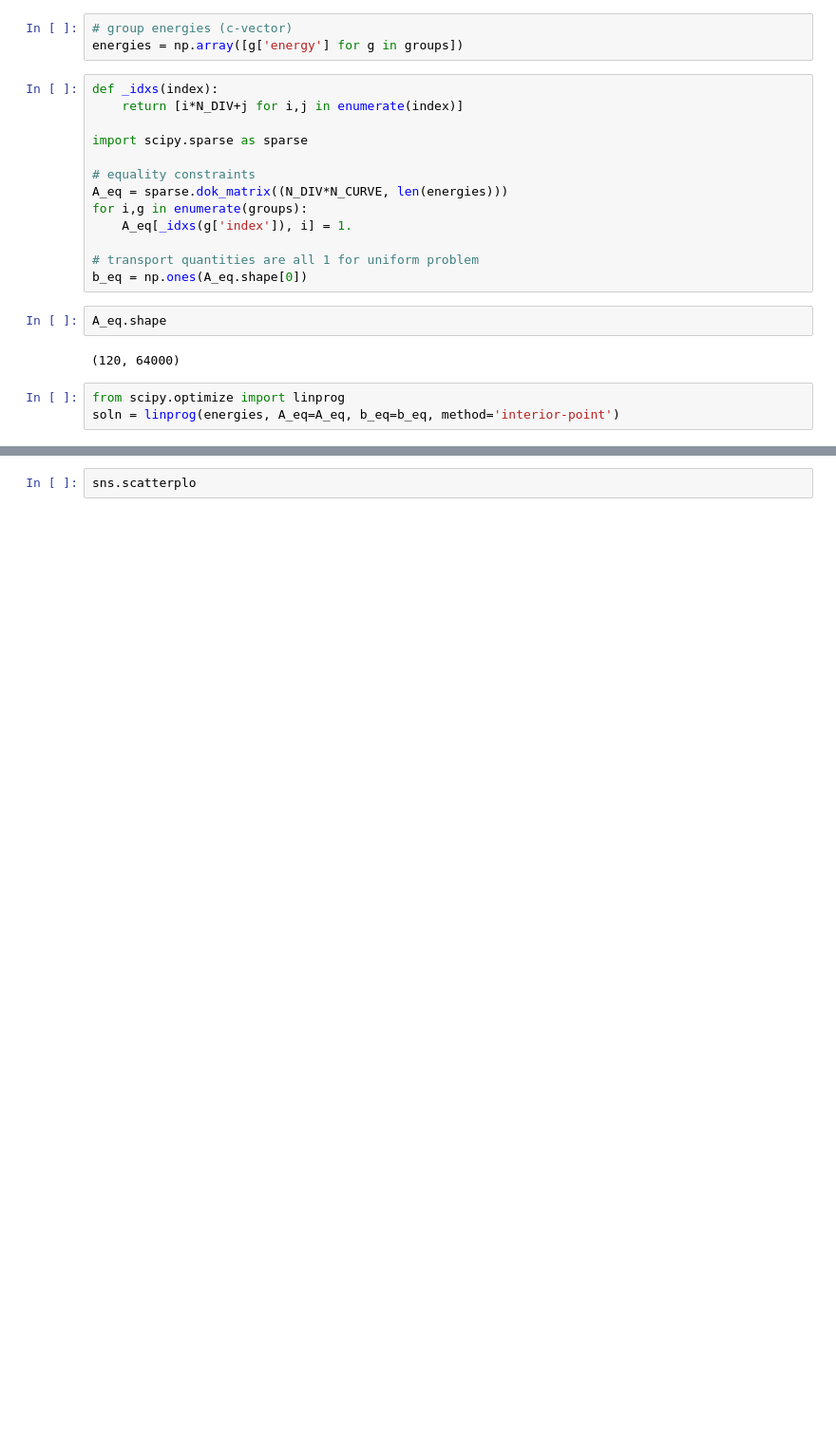
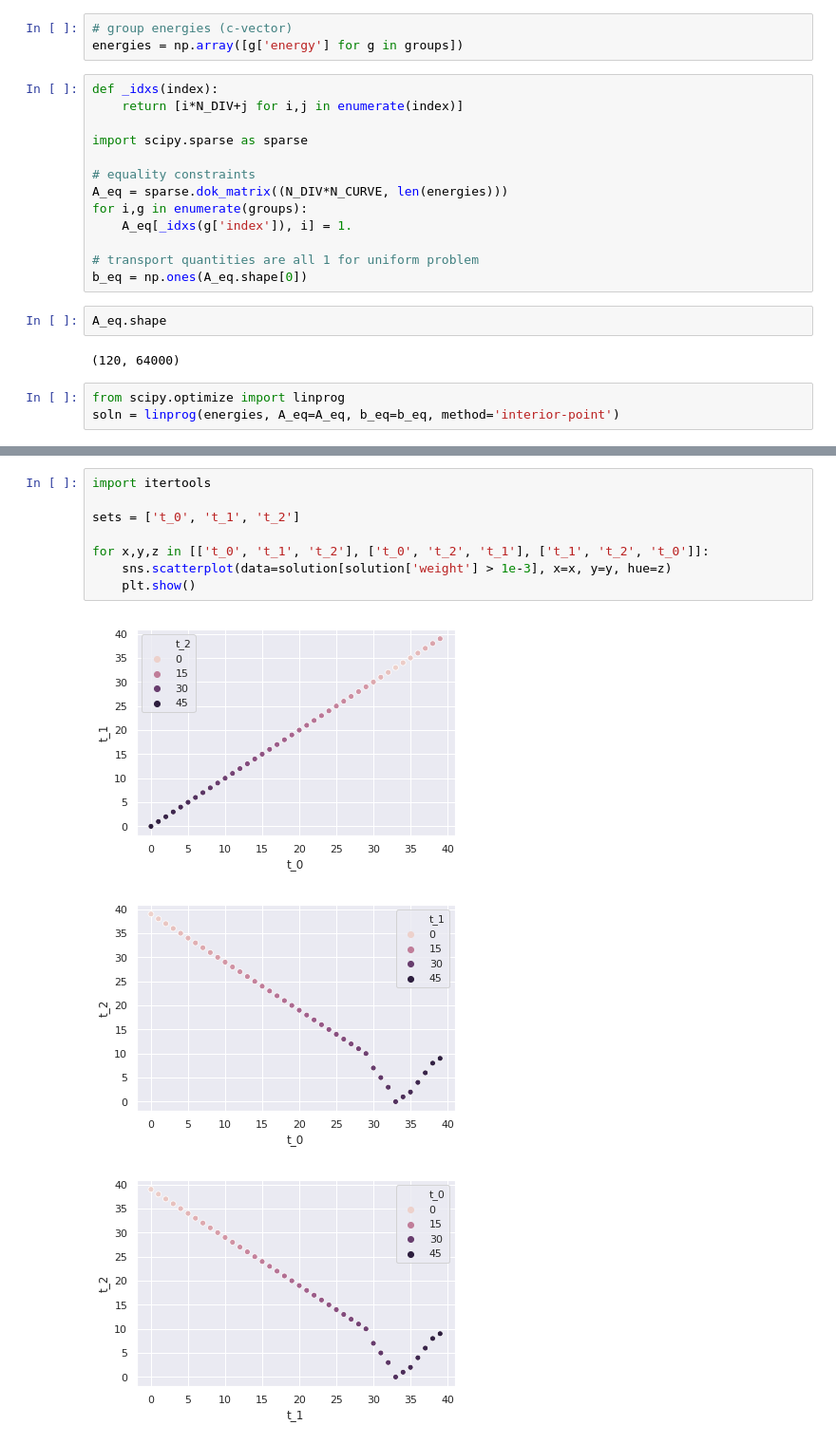
Before and after one commit to hchapman/transport-plans-exploration, a Jupyter notebook: intervals.ipynb, the cells around one changed output, grey strips where cells are left out. Shown at 95% size. Cells and saved outputs as stored; diff of their text form; blank space fills up the shorter version.

```diff
--- a/intervals.ipynb
+++ b/intervals.ipynb
@@ -279,2 +373,12 @@ g.legend(loc='center left', bbox_to_anchor=(1.25, 0.5), ncol=1)
-# %%
-sns.scatterplo
+# %%
+import itertools
+
+sets = ['t_0', 't_1', 't_2']
+
+for x,y,z in [['t_0', 't_1', 't_2'], ['t_0', 't_2', 't_1'], ['t_1', 't_2', 't_0']]:
+    sns.scatterplot(data=solution[solution['weight'] > 1e-3], x=x, y=y, hue=z)
+    plt.show()
+# %% [output]
+[figure, added]
+[figure, added]
+[figure, added]
```
Also changed, not shown: parts of 13 cells of this notebook.
